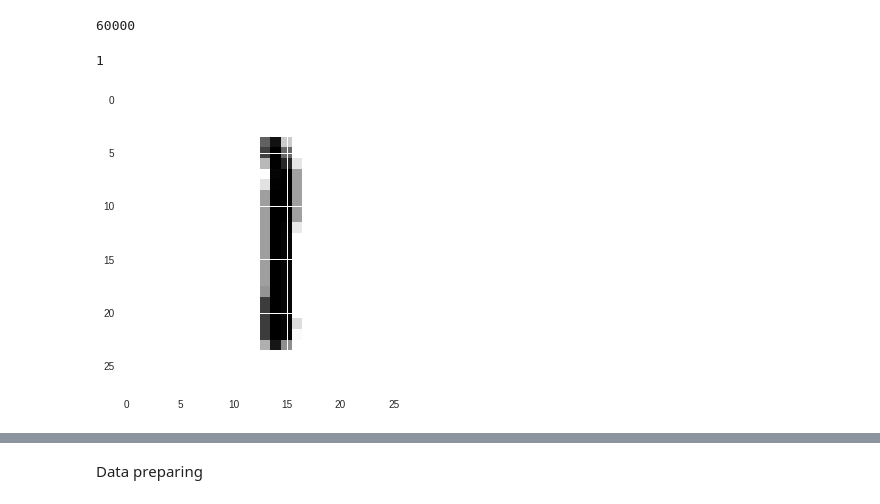
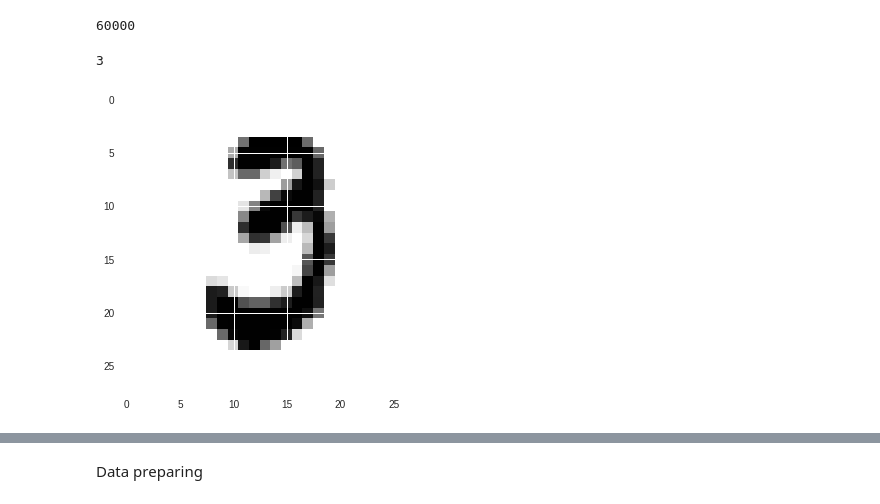
Before and after one commit to DennisDv24/DLpractice-MnistClasifier, a Jupyter notebook: Dlpractice.ipynb, the cells around one changed output, grey strips where cells are left out. Drawn from its saved outputs; the diff is of its cells as text; code cells hidden in the pictures.

```diff
--- a/Dlpractice.ipynb
+++ b/Dlpractice.ipynb
@@ -33,9 +33,9 @@ len(y_train)         # para ver la cantidad de datos para y_train
 uint8
 60000
 # %%
-umpteenthElement = 1238
+umpteenthElement = 9991
 plt.imshow(x_train[umpteenthElement], cmap = plt.cm.binary) #mapeamos una "x" enesima en forma de imagen
 print(y_train[umpteenthElement]) #mostramos la "label" del enesimo elemento
 # %% [output]
-1
+3
-[figure, old version]
+[figure, new version]
```
Also changed, not shown: parts of 8 cells of this notebook.
